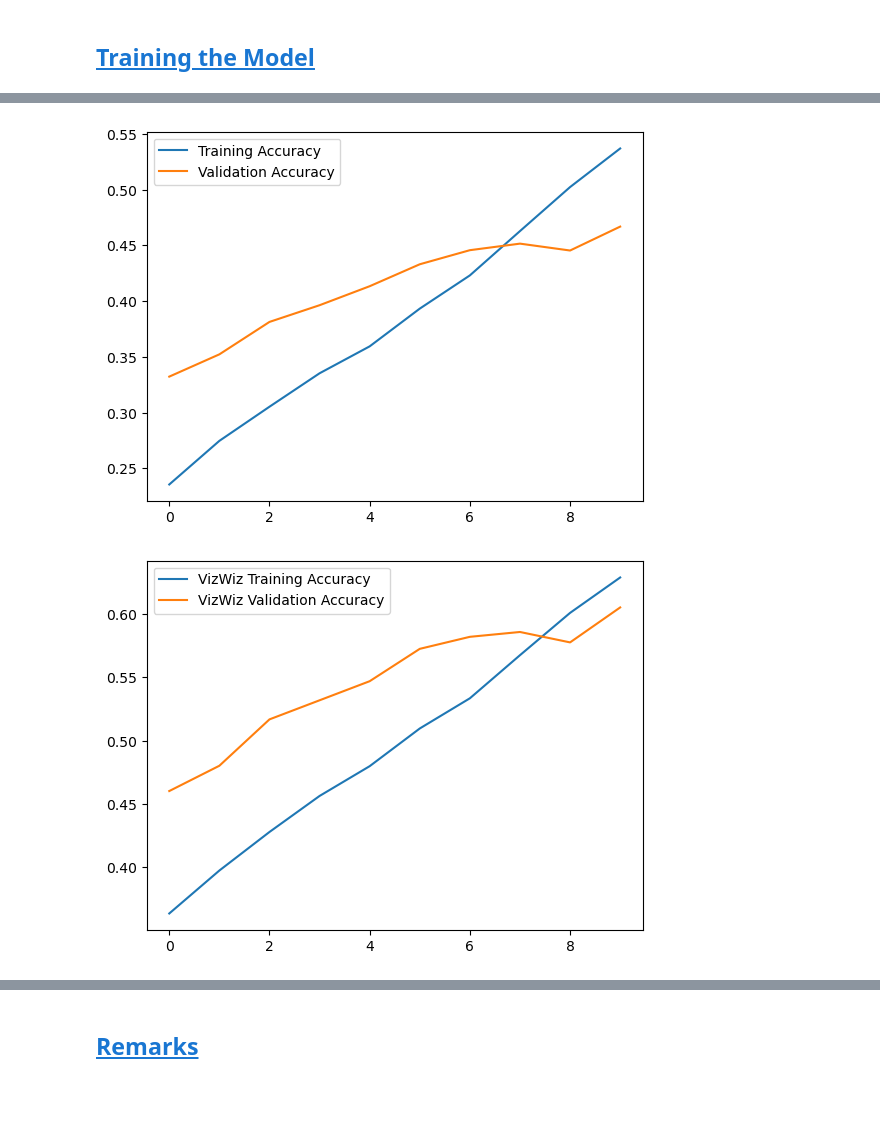
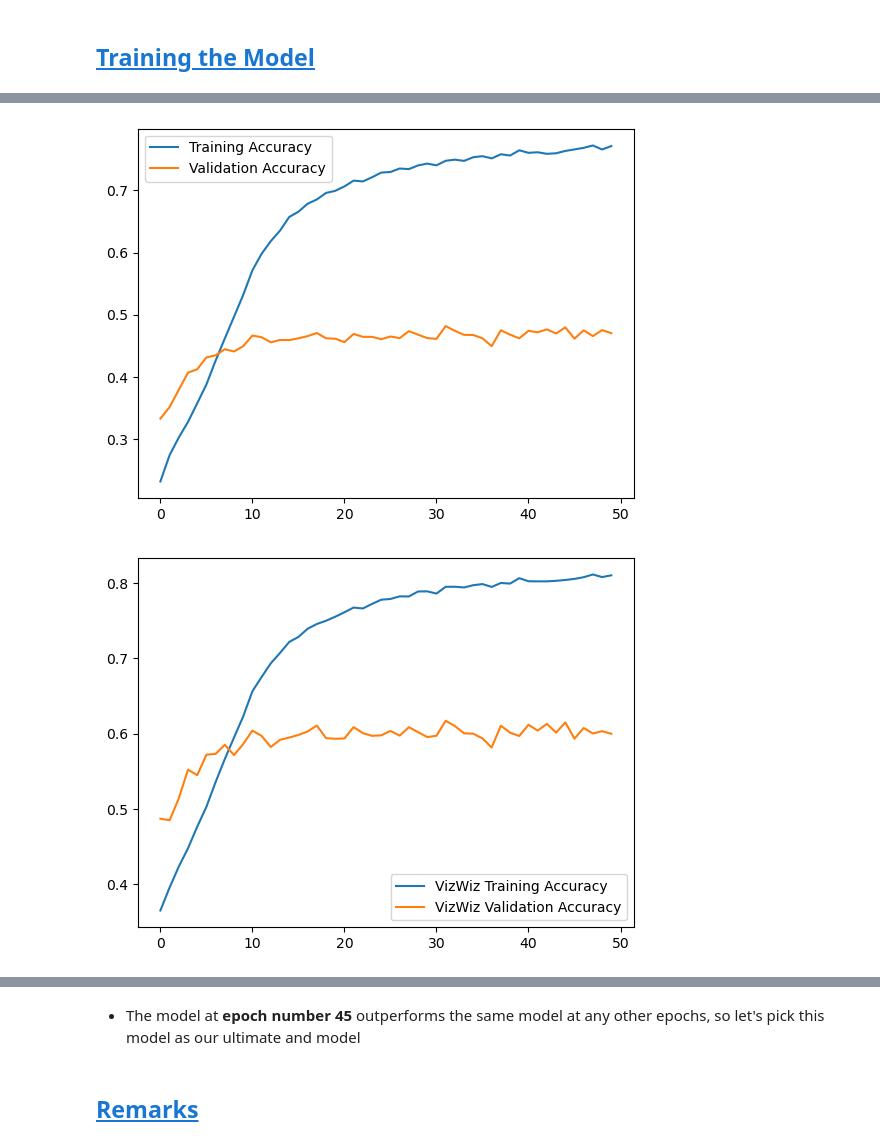
Before and after one commit to yousefkotp/Visual-Question-Answering, a Jupyter notebook: notebook.ipynb, the cells around one changed output, grey strips where cells are left out. Drawn from its saved outputs; the diff is of its cells as text; code cells hidden in the pictures; blank space fills up the shorter version.

Commit message:
Trained the final model

```diff
--- a/notebook.ipynb
+++ b/notebook.ipynb
@@ -787,6 +776,7 @@ class VQAModel(nn.Module):
         - answer_type (str): the predicted answer type
         """
         output, answer_type, answerability = self.forward(image, question)
+        answerability = 1.0 - answerability
         return output, answer_type, answerability
 
     def plot_loss(self):
@@ -898,6 +888,7 @@ class VQAModel(nn.Module):
         print("Input resolution:", input_resolution)
         print("Context length:", context_length)
         print("Vocab size:", vocab_size)
+        print("")
 # %% [markdown]
 ## <a id='toc1_10_'></a>[Loading Preprocessed Embeddings](#toc0_)
 # %%
@@ -950,16 +941,16 @@ Number of distinct answers:  489
 ## <a id='toc1_12_'></a>[Training the Model](#toc0_)
 # %%
 # Configuring training's hyperparameters
-NUM_EPOCHS = 10
+NUM_EPOCHS = 50
 LR = 5e-4
 WEIGHT_DECAY = 0
 NUM_CLASSES = len(training_dataset.get_answer_vocab())
-SAVE_PATH = None #OUTPUT_PATH
-SAVE_EVERY = 10
+SAVE_PATH = OUTPUT_PATH
+SAVE_EVERY = 5
 
 # Initializing the model
 model = VQAModel(num_classes=NUM_CLASSES, device= DEVICE, hidden_size=512, model_name=MODEL_NAME).to(DEVICE)
-#model.print_CLIP_model()
+model.print_CLIP_model()
 
 # Initializing the loss function and optimizer
 loss_function = nn.CrossEntropyLoss().to(DEVICE)
@@ -993,2 +984,2 @@ Epoch: 10 | Training Answerability Score: 0.786 | Validation Answerability Score
-[figure, old version]
+[figure, new version]
-[figure, old version]
+[figure, new version]
@@ -996,3 +987,5 @@ Epoch: 10 | Training Answerability Score: 0.786 | Validation Answerability Score
+# %% [markdown]
+- The model at **epoch number 45** outperforms the same model at any other epochs, so let's pick this model as our ultimate and model
 # %% [markdown]
 ## <a id='toc1_13_'></a>[Remarks](#toc0_)
 # %% [markdown]
```
Also changed, not shown: parts of 6 cells of this notebook.
